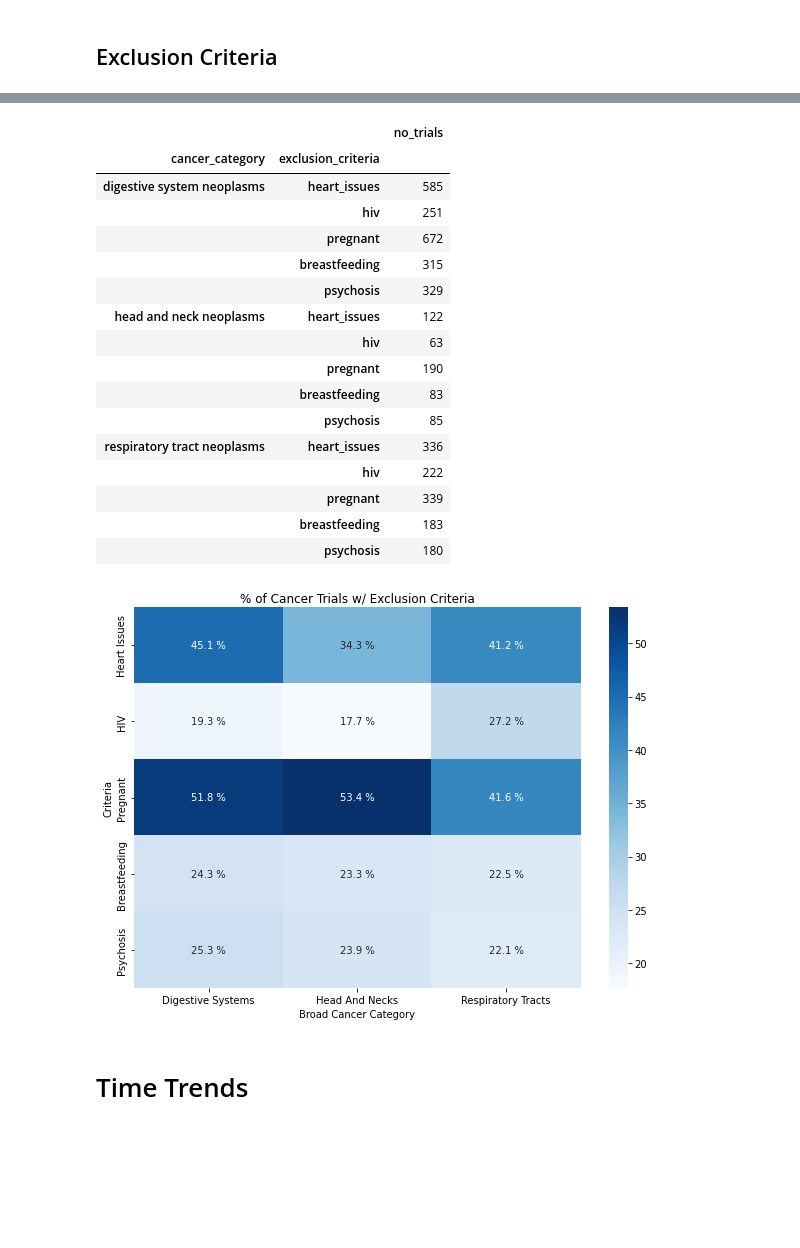
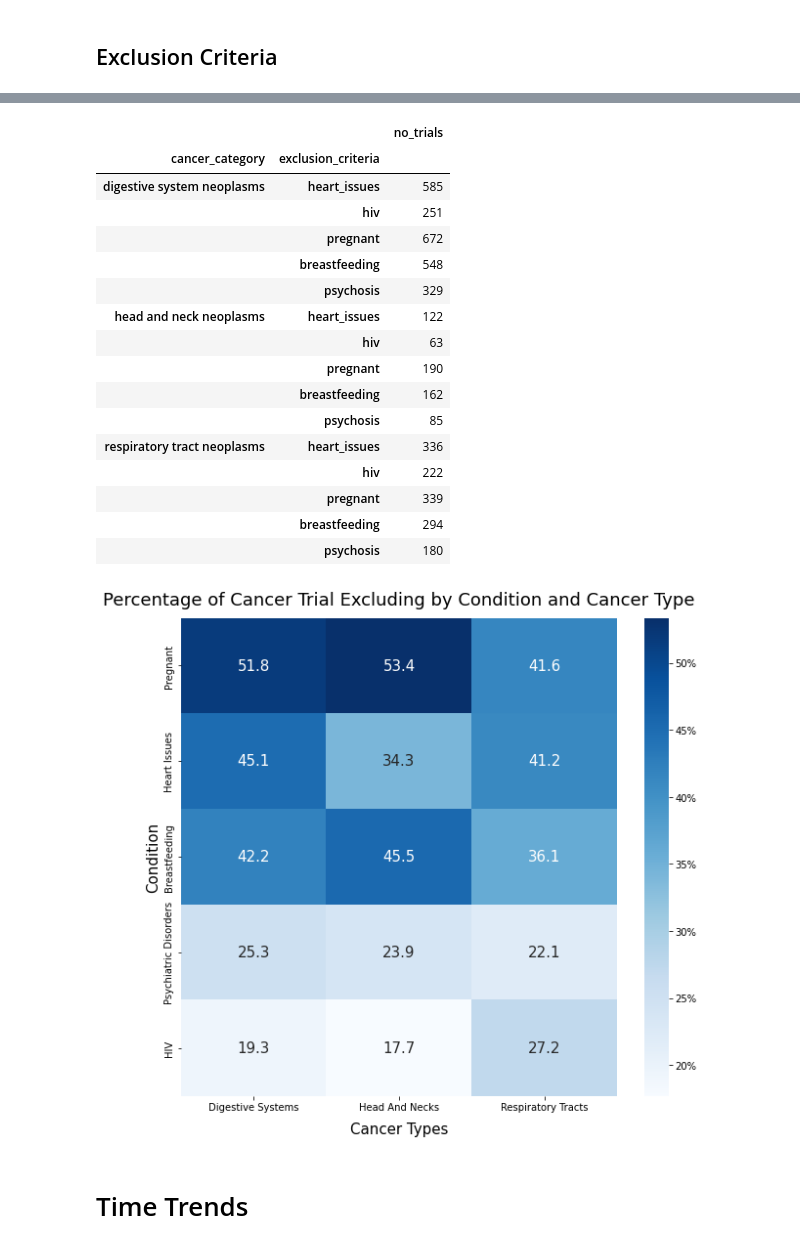
Before and after one commit to celinagacias/dc-symmetron, a Jupyter notebook: Data Cleaning and Analysis.ipynb, the cells around one changed output, grey strips where cells are left out. Cells and saved outputs as stored; diff of their text form; code cells hidden in the pictures; blank space fills up the shorter version.

```diff
--- a/Data Cleaning and Analysis.ipynb
+++ b/Data Cleaning and Analysis.ipynb
@@ -442,23 +444,12 @@ keywords = {
         'OR HIV','HIV INFECT','HIV-INFECT',' HIV'
         ],
     'pregnant': ['PREGNAN'],
-    'breastfeeding': ['LACTATING', 'BREASTFEED'],
+    'breastfeeding': ['LACTATING','LACTATION','BREAST FEED','BREAST-FEED', 'BREAST- FEED','BREASTFEED'],
     'psychosis': [
         'PSYCH', 'DEPRESSI', 'ANXIETY', 'SCHIZOPHRENI', 'MENTAL ILLNESS',
         'MENTAL DISORDER'
         ]
 }
-
-
-# 'cns_disorder': ['CNS','CENTRAL NERVOUS SYSTEM'], #only 25 excluded
-# 'lung_disease': ['LUNG DISEASE', 'INTERSTITIAL LUNG']
-# 'substance_abuse': [
-#     'DRUG ABUSE', 'ALCOHOL ABUSE', 'SUBSTANCE ABUSE', 'ALCOHOL OR', 'ALCOHOLISM',
-#     'COCAINE', 'OF ALCOHOL', 'OF SUBSTANCE', 'DAILY ALCOHOL', 'ALCOHOL DEPENDENCE',
-#     'DRUG ADDICTION', 'ALCOHOL ADDICTION', 'INTRAVENOUS DRUG USE'
-#     ]
-# 'surgery': ['MAJOR SURG', 'MINOR SURG', 'PRIOR SURG', 'UNDERWENT SURG'],
-# 'hepatitis': ['HEPATITIS'],
 # %%
 exclusion_dfs = []
 
@@ -498,16 +489,18 @@ criteria_map = {
     'pregnant': 'Pregnant',
     'heart_issues': 'Heart Issues',
     'breastfeeding': 'Breastfeeding',
-    'psychosis': 'Psychosis',
+    'psychosis': 'Psychiatric Disorders',
     'hiv': 'HIV'
 }
 
 exc_top['exclusion_criteria'] = exc_top['exclusion_criteria'].map(criteria_map)
+plt.figure(figsize=(7, 5))
 ax = sns.barplot(data=exc_top, x='percent_trials', y='exclusion_criteria',
-            color='lightblue')
-ax.set_title('Common Conditions for Exclusion in Cancer Trials')
-ax.set_xlabel('% of Trials w/ Exclusion')
-ax.set_ylabel('Criteria')
+            color='tab:blue')
+ax.set_title('Percentage of Cancer Trials Excluding by Condition', pad=13, fontsize=18)
+ax.set_xlabel('Cancer Trials', labelpad=10, fontsize = 15)
+ax.set_ylabel('Condition', labelpad=10, fontsize = 15)
+ax.xaxis.set_major_formatter(mtick.PercentFormatter())
 plt.show()
 
 # collect per-criteria summaries into one table
@@ -529,43 +522,43 @@ exc_summary['exclusion_criteria'] = pd.Categorical(exc_summary['exclusion_criter
 exc_wide = pd.pivot(exc_summary[['exclusion_criteria','cancer_category','percent_trials']].copy(deep=True),
                     index='exclusion_criteria',
                     columns = 'cancer_category',
                     values = 'percent_trials')
 
 # display the no. of trials by cancer category and exclusion criteria
 exc_count = exc_summary.groupby(['cancer_category','exclusion_criteria']).no_trials.sum().to_frame()
 display(exc_count)
 
 # plot the wide-format table
 exc_wide.columns = exc_wide.columns.str.replace(' neoplasm','').str.strip().str.title()
 exc_wide.index = exc_wide.index.values.map(criteria_map)
-plt.figure(figsize=(10,7))
-ax = sns.heatmap(exc_wide, cmap="Blues", annot=True, fmt = '.1f')
+exc_wide.sort_values('Digestive Systems', ascending=False, inplace=True)
+plt.figure(figsize=(10,9))
+ax = sns.heatmap(exc_wide, cmap="Blues", annot=True, annot_kws={"size": 15}, fmt = '.1f', cbar_kws={'format': '%.0f%%'})
 ax.patch.set_facecolor('xkcd:white')
-ax.set_title('% of Cancer Trials w/ Exclusion Criteria')
-ax.set_ylabel('Criteria')
-ax.set_xlabel('Broad Cancer Category')
-for t in ax.texts: t.set_text(t.get_text() + " %")
+ax.set_title('Percentage of Cancer Trial Excluding by Condition and Cancer Type', pad=13, fontsize=18)
+ax.set_ylabel('Condition', fontsize = 15)
+ax.set_xlabel('Cancer Types', labelpad=10, fontsize=15)
 plt.xticks(rotation=0)
 plt.show()
 # %% [output]
 |  |  | no_trials |
 | cancer_category | exclusion_criteria |  |
 | digestive system neoplasms | heart_issues | 585 |
 |  | hiv | 251 |
 |  | pregnant | 672 |
-|  | breastfeeding | 315 |
+|  | breastfeeding | 548 |
 |  | psychosis | 329 |
 | head and neck neoplasms | heart_issues | 122 |
 |  | hiv | 63 |
 |  | pregnant | 190 |
-|  | breastfeeding | 83 |
+|  | breastfeeding | 162 |
 |  | psychosis | 85 |
 | respiratory tract neoplasms | heart_issues | 336 |
 |  | hiv | 222 |
 |  | pregnant | 339 |
-|  | breastfeeding | 183 |
+|  | breastfeeding | 294 |
 |  | psychosis | 180 |
-[figure, old version]
+[figure, new version]
 # %% [markdown]
 # Time Trends
 # %% [markdown]
```
Also changed, not shown: parts of 21 cells of this notebook.
